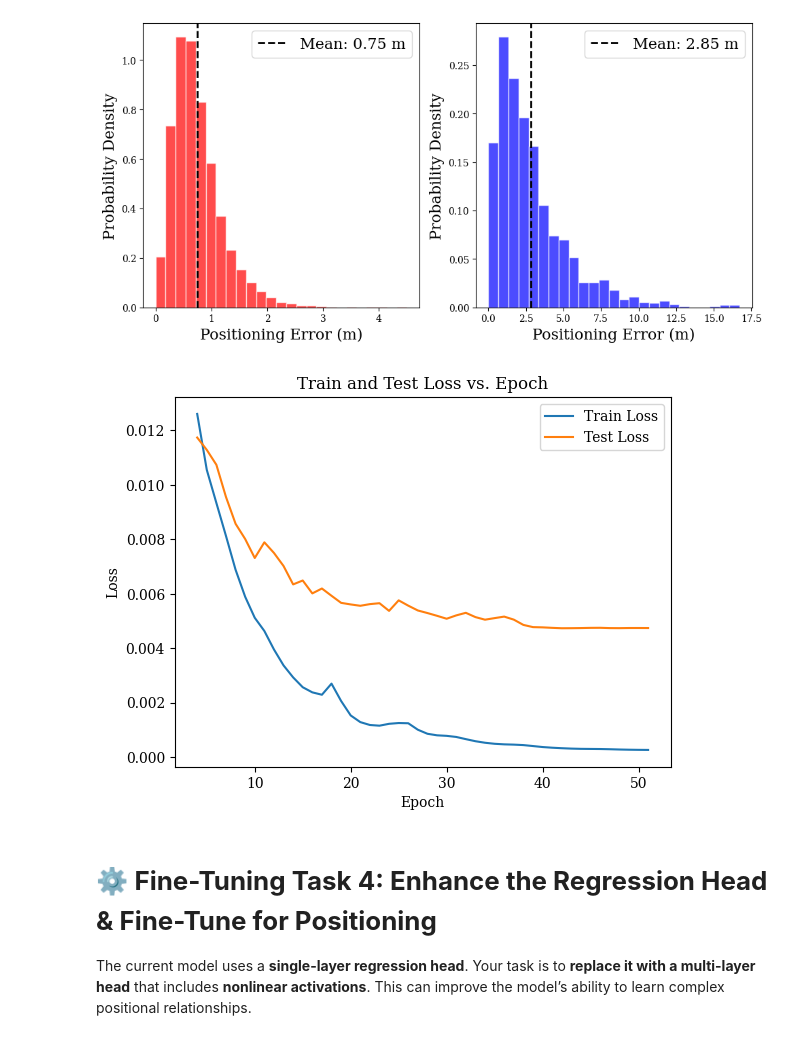
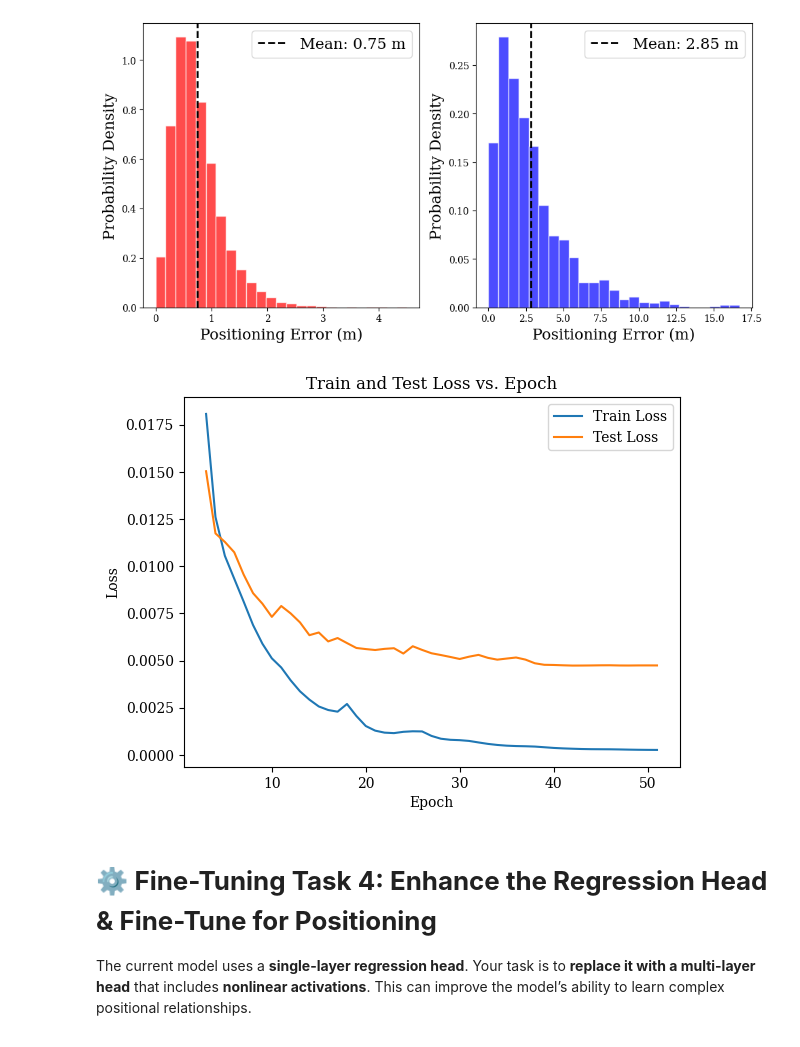
Before and after one commit to levisawatz/511_lab2, a Jupyter notebook: ENDG511_LAB_2_Notebook_LATEST_VERSION.ipynb, the cells around one changed output. Drawn from its saved outputs; the diff is of its cells as text; code cells hidden in the pictures.

```diff
--- a/ENDG511_LAB_2_Notebook_LATEST_VERSION.ipynb
+++ b/ENDG511_LAB_2_Notebook_LATEST_VERSION.ipynb
@@ -1280,7 +1280,7 @@ The dataset for this task consists of spectrograms representing various types of
 # %%
 # Define the dataset path (Update if the path is different)
 
-data_dir = Path(data_root_dir+r"\radio_signal_identification")
+data_dir = Path(data_root_dir+r"/radio_signal_identification")
 # List all spectrogram files in the directory
 spectrogram_filenames = os.listdir(data_dir)
 # Number of spectrogram samples to visualize
@@ -1461,7 +1461,7 @@ task_type = "classification"
 
 # Configurable parameters
 device = torch.device('cuda' if torch.cuda.is_available() else 'cpu')
-train_test_split = 0.8
+train_test_split_ = 0.8
 batch_size = 64
 num_workers = 0
 frozen_blocks = 12  # Foundation Model Frozen Blocks (1 to 12)
@@ -1542,12 +1589,13 @@ dataset = RadioSignalDataset(Path(data_root_dir+r"/radio_signal_identification")
 seed = 42
 
 # ⁉️Replace the line below with your stratified split implementation
-dataset_train, dataset_val = random_split(dataset, [train_test_split, 1 - train_test_split],
-                                          generator=torch.Generator().manual_seed(seed))
+# dataset_train, dataset_val = random_split(dataset, [train_test_split, 1 - train_test_split],
+#                                           generator=torch.Generator().manual_seed(seed))
 
+train_test_split_ = .8
+dataset_train, dataset_val = stratified_split(dataset, train_test_split_)
 # Create dataloaders
-data_loader_train = DataLoader(dataset_train, batch_size=batch_size, num_workers=num_workers,
-                               pin_memory=True, drop_last=True)
+data_loader_train = DataLoader(dataset_train, batch_size=batch_size, num_workers=num_workers, pin_memory=True, drop_last=True)
 data_loader_val = DataLoader(dataset_val, batch_size=batch_size, num_workers=num_workers,
                              pin_memory=True, drop_last=False)
 
@@ -1571,7 +1619,7 @@ else:
     raise ValueError('Model size must be either small, medium, or large')
 
 # Load pretrained weights and freeze encoder blocks
-checkpoint_path = Path('checkpoints/pretrained_small_75.pth')  # Update if needed
+checkpoint_path = Path(cwd+'/checkpoints/pretrained_small_75.pth')  # Update if needed
 model.load_from_pretrained(checkpoint_path)
 model.freeze_encoder(frozen_blocks)
 model.to(device)
@@ -2277,18 +2309,18 @@ plt.show()
 [figure]
 # %%
 # prompt: plot train_loss and test_loss vs epoch
-N = 3
+N = 2
 
 # Assuming train_loss and test_loss are lists containing the loss values for each epoch
 plt.plot(range(1+N, len(train_loss) + 1), train_loss[N:], label='Train Loss')
 plt.plot(range(1+N, len(test_loss) + 1), test_loss[N:], label='Test Loss')
 plt.xlabel('Epoch')
 plt.ylabel('Loss')
 plt.title('Train and Test Loss vs. Epoch')
 plt.legend()
 plt.show()
 # %% [output]
-[figure, old version]
+[figure, new version]
 # %% [markdown]
 # ⚙️ **Fine-Tuning Task 4: Enhance the Regression Head & Fine-Tune for Positioning**
 
```
Also changed, not shown: parts of 4 cells of this notebook.
